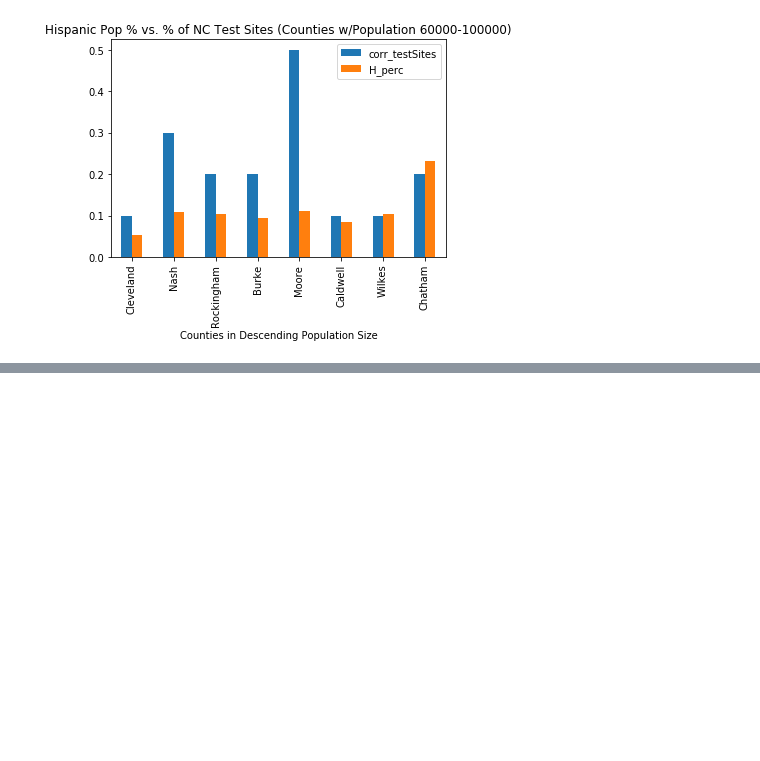
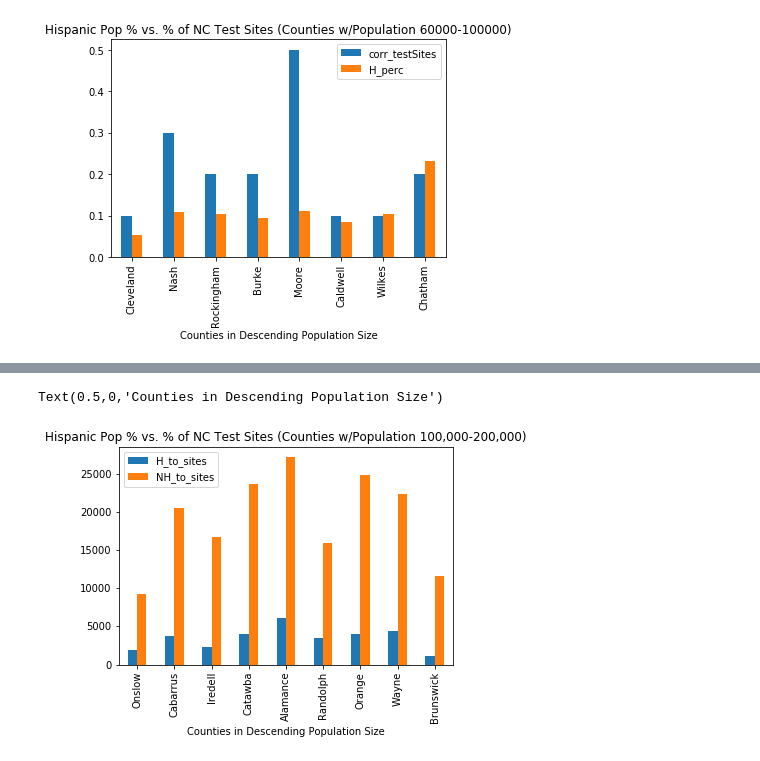
Before and after one commit to jqyang42/pikapixels, a Jupyter notebook: NC_dataVis_jin.ipynb, the cells around one changed output, grey strips where cells are left out. Cells and saved outputs as stored; diff of their text form; code cells hidden in the pictures; blank space fills up the shorter version.

Commit message:
new csv combining test site data and hisp pop data

```diff
--- a/NC_dataVis_jin.ipynb
+++ b/NC_dataVis_jin.ipynb
@@ -194,12 +194,22 @@ fig.show()
 # %% [output]
 [interactive output not drawn]
 # %%
-comb_test_hisp["NH_perc"] = comb_test_hisp["NH_perc"].astype(float)
-fig = px.bar(comb_test_hisp[comb_test_hisp.totPop_class=='200000+'], \
-             x=comb_test_hisp[comb_test_hisp.totPop_class=='200000+'].index, \
+comb_test_hisp["H_perc"] = comb_test_hisp["H_perc"].astype(float)
+fig = px.bar(comb_test_hisp[comb_test_hisp.totPop_class=='100000-200000'], \
+             x=comb_test_hisp[comb_test_hisp.totPop_class=='100000-200000'].index, \
              y='testSites',\
-             hover_data=['NH_perc', 'testSites'],
-            color='NH_perc')
+             hover_data=['H_perc', 'testSites'],
+            color='H_perc',
+            title='Hispanic Pop % vs. % of NC Test Sites (Counties w/Population 100000-200000)')
 fig.show()
 # %% [output]
 [interactive output not drawn]
+# %%
+comb_test_hisp["H_perc"] = comb_test_hisp["H_perc"].astype(float)
+fig = px.bar(comb_test_hisp[comb_test_hisp.totPop_class=='60000-100000'], \
+             x=comb_test_hisp[comb_test_hisp.totPop_class=='60000-100000'].index, \
+             y='testSites',\
+             hover_data=['H_perc', 'testSites'],
+            color='H_perc',
+            title='Hispanic Pop % vs. % of NC Test Sites (Counties w/Population 60000-100000)')
+fig.show()
@@ -205,0 +218,9 @@ fig.show()
+# %%
+comb_test_hisp["H_perc"] = comb_test_hisp["H_perc"].astype(float)
+fig = px.bar(comb_test_hisp[comb_test_hisp.totPop_class=='45000-60000'], \
+             x=comb_test_hisp[comb_test_hisp.totPop_class=='45000-60000'].index, \
+             y='testSites',\
+             hover_data=['H_perc', 'testSites'],
+            color='H_perc',
+            title='Hispanic Pop % vs. % of NC Test Sites (Counties w/Population 45000-60000)')
+fig.show()
@@ -205,0 +229,11 @@ fig.show()
+# %%
+comb_test_hisp["H_to_sites"] = comb_test_hisp['totH'] / comb_test_hisp['testSites']
+comb_test_hisp["NH_to_sites"] = comb_test_hisp['totNH'] / comb_test_hisp['testSites']
+# %%
+ax1 = comb_test_hisp[comb_test_hisp.totPop_class=='100000-200000']\
+.sort_values(by='totPop', ascending=False)[['H_to_sites', 'NH_to_sites']].plot.bar()
+ax1.set_title('Hispanic Pop % vs. % of NC Test Sites (Counties w/Population 100,000-200,000)')
+ax1.set_xlabel('Counties in Descending Population Size')
+# %% [output]
+Text(0.5,0,'Counties in Descending Population Size')
+[figure, added]
```
Also changed, not shown: parts of 3 cells of this notebook, 2 other files.
